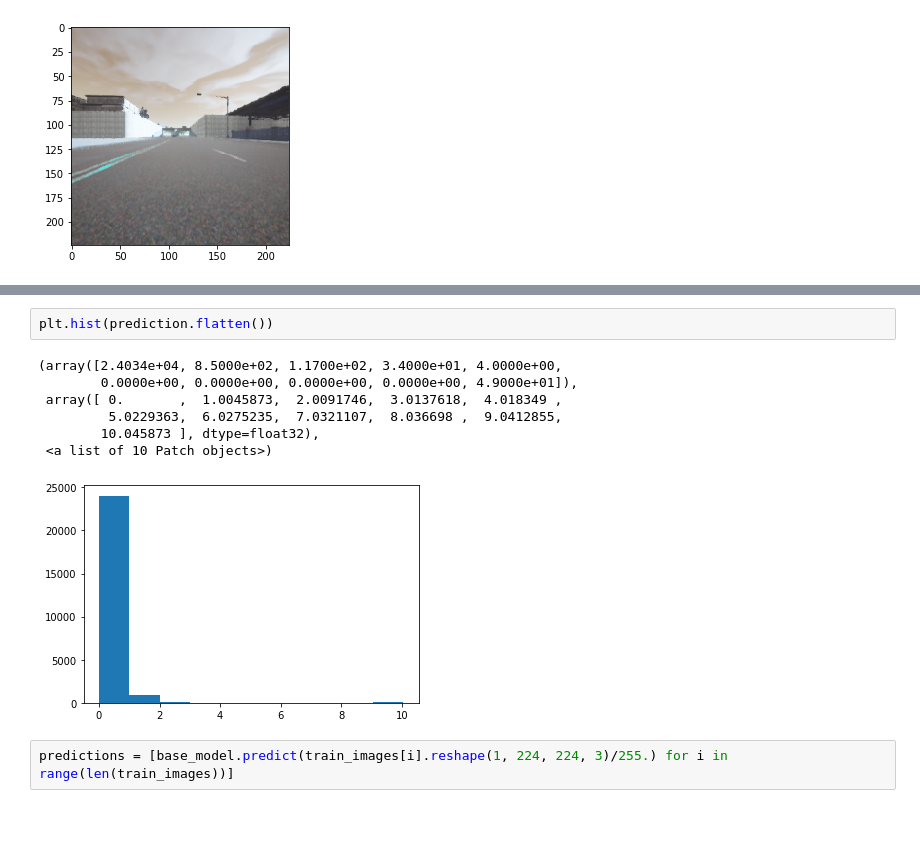
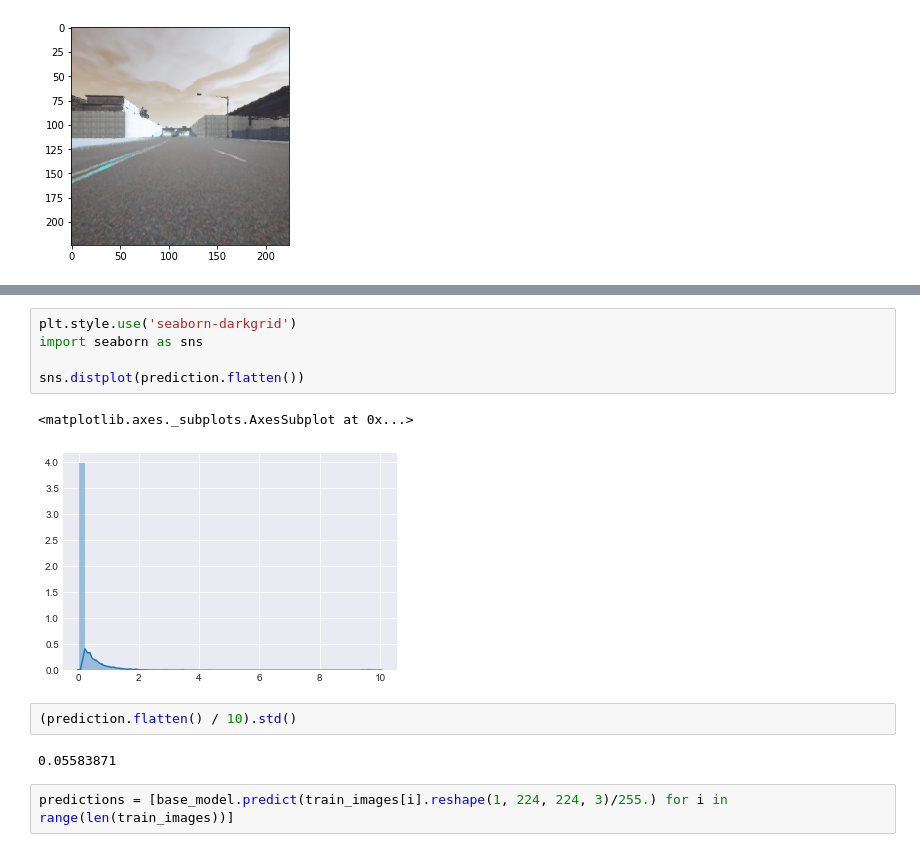
Before and after one commit to FoamoftheSea/mod6project, a Jupyter notebook: Notes.ipynb, the cells around one changed output, grey strips where cells are left out. Drawn from its saved outputs; the diff is of its cells as text; blank space fills up the shorter version.

```diff
--- a/Notes.ipynb
+++ b/Notes.ipynb
@@ -389,13 +387,15 @@ datetime.timedelta(seconds=1, microseconds=178000)
-# %%
-plt.hist(prediction.flatten())
-# %% [output]
-(array([2.4034e+04, 8.5000e+02, 1.1700e+02, 3.4000e+01, 4.0000e+00,
-        0.0000e+00, 0.0000e+00, 0.0000e+00, 0.0000e+00, 4.9000e+01]),
- array([ 0.       ,  1.0045873,  2.0091746,  3.0137618,  4.018349 ,
-         5.0229363,  6.0275235,  7.0321107,  8.036698 ,  9.0412855,
-        10.045873 ], dtype=float32),
- <a list of 10 Patch objects>)
-[figure, removed]
+# %%
+plt.style.use('seaborn-darkgrid')
+import seaborn as sns
+
+sns.distplot(prediction.flatten())
+# %% [output]
+<matplotlib.axes._subplots.AxesSubplot at 0x...>
+[figure, added]
+# %%
+(prediction.flatten() / 10).std()
+# %% [output]
+0.05583871
 # %%
 predictions = [base_model.predict(train_images[i].reshape(1, 224, 224, 3)/255.) for i in range(len(train_images))]
 # %%
```
Also changed, not shown: parts of 4 cells of this notebook.
